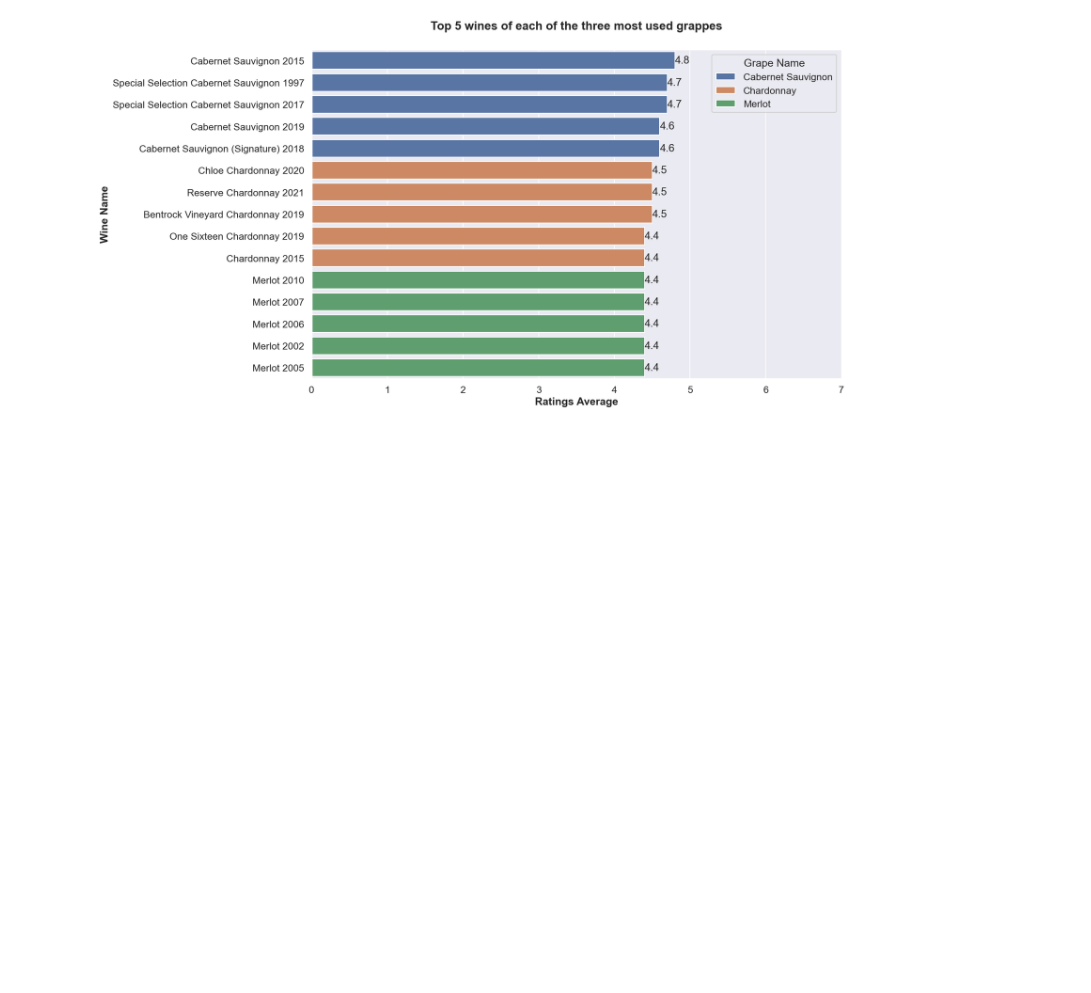
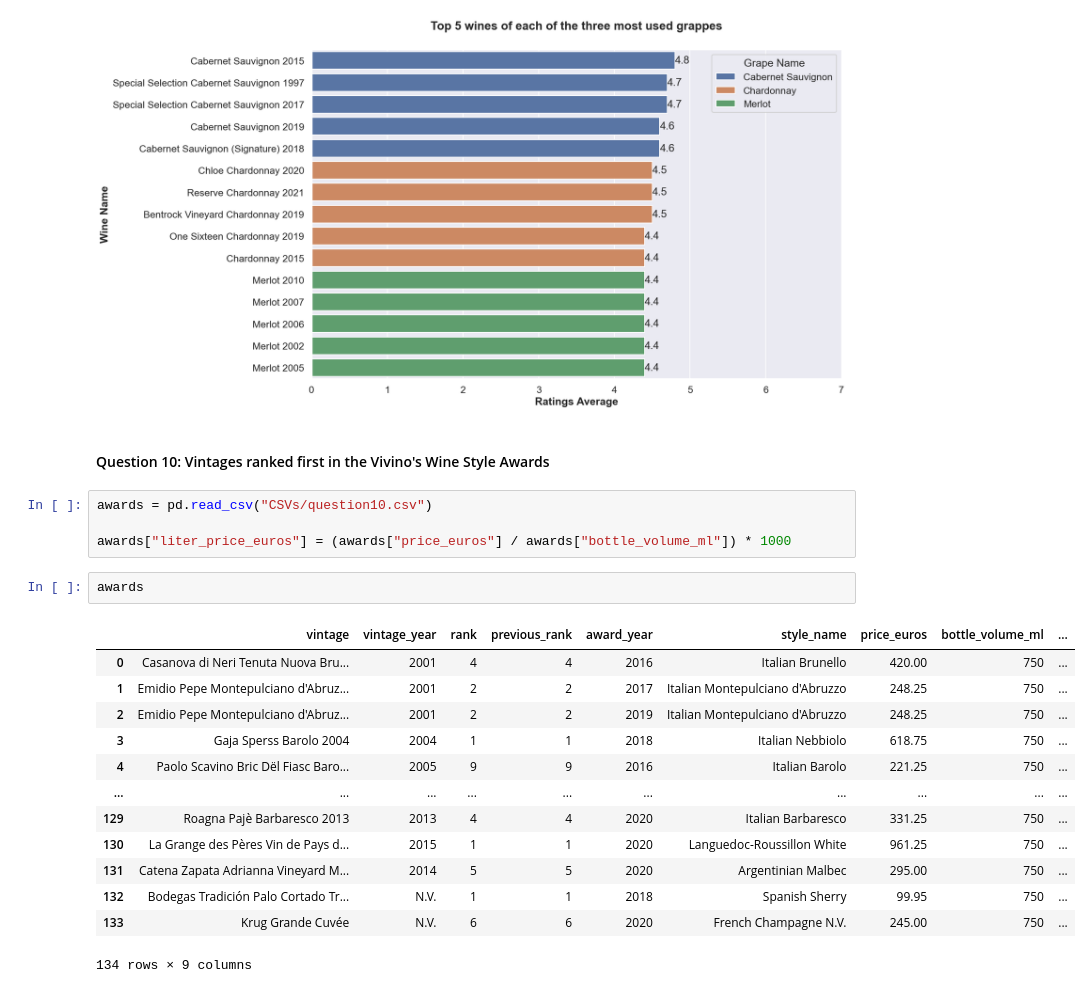
Before and after one commit to AlisherJard/Wiwino_project, a Jupyter notebook: visualization.ipynb, the cells around one changed output. Cells and saved outputs as stored; diff of their text form; blank space fills up the shorter version.

```diff
--- a/visualization.ipynb
+++ b/visualization.ipynb
@@ -141,3 +141,26 @@ ax.set_title("Top 5 wines of each of the three most used grappes",
 plt.show()
 # %% [output]
 [figure]
+# %% [markdown]
+
+#### Question 10: Vintages ranked first in the Vivino's Wine Style Awards
+# %%
+awards = pd.read_csv("CSVs/question10.csv")
+
+awards["liter_price_euros"] = (awards["price_euros"] / awards["bottle_volume_ml"]) * 1000
+# %%
+awards
+# %% [output]
+|  | vintage | vintage_year | rank | previous_rank | award_year | style_name | price_euros | bottle_volume_ml | ... |
+| 0 | Casanova di Neri Tenuta Nuova Bru... | 2001 | 4 | 4 | 2016 | Italian Brunello | 420.00 | 750 | ... |
+| 1 | Emidio Pepe Montepulciano d'Abruz... | 2001 | 2 | 2 | 2017 | Italian Montepulciano d'Abruzzo | 248.25 | 750 | ... |
+| 2 | Emidio Pepe Montepulciano d'Abruz... | 2001 | 2 | 2 | 2019 | Italian Montepulciano d'Abruzzo | 248.25 | 750 | ... |
+| 3 | Gaja Sperss Barolo 2004 | 2004 | 1 | 1 | 2018 | Italian Nebbiolo | 618.75 | 750 | ... |
+| 4 | Paolo Scavino Bric Dël Fiasc Baro... | 2005 | 9 | 9 | 2016 | Italian Barolo | 221.25 | 750 | ... |
+| ... | ... | ... | ... | ... | ... | ... | ... | ... | ... |
+| 129 | Roagna Pajè Barbaresco 2013 | 2013 | 4 | 4 | 2020 | Italian Barbaresco | 331.25 | 750 | ... |
+| 130 | La Grange des Pères Vin de Pays d... | 2015 | 1 | 1 | 2020 | Languedoc-Roussillon White | 961.25 | 750 | ... |
+| 131 | Catena Zapata Adrianna Vineyard M... | 2014 | 5 | 5 | 2020 | Argentinian Malbec | 295.00 | 750 | ... |
+| 132 | Bodegas Tradición Palo Cortado Tr... | N.V. | 1 | 1 | 2018 | Spanish Sherry | 99.95 | 750 | ... |
+| 133 | Krug Grande Cuvée | N.V. | 6 | 6 | 2020 | French Champagne N.V. | 245.00 | 750 | ... |
+134 rows × 9 columns
```
Also changed, not shown: parts of 8 cells of this notebook, 3 other files.
